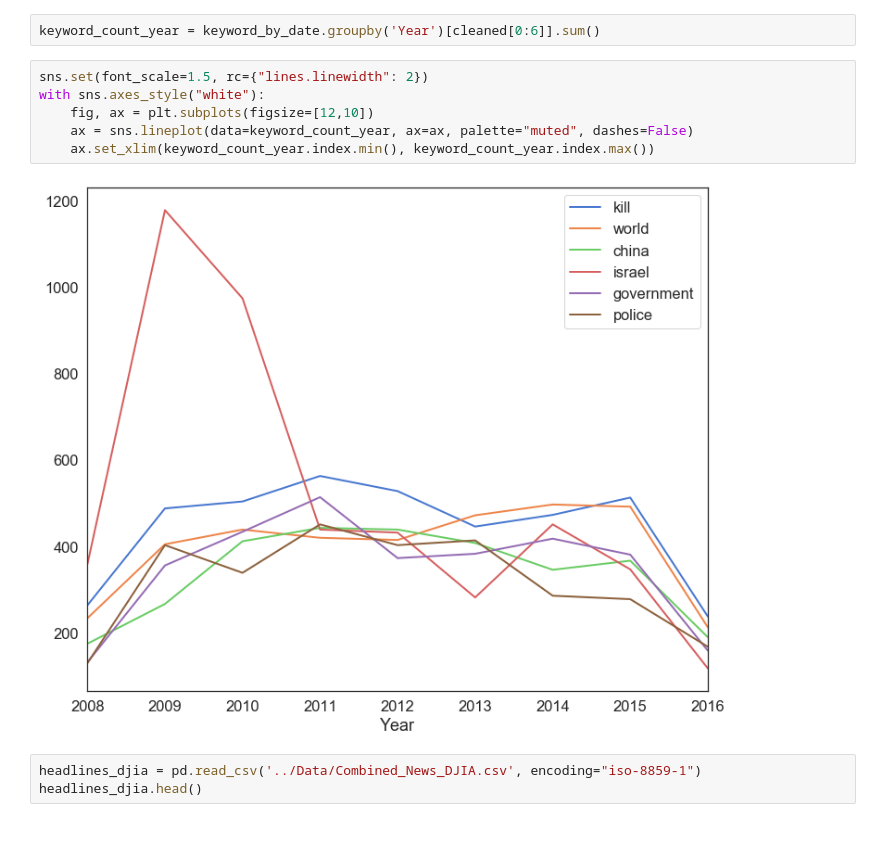
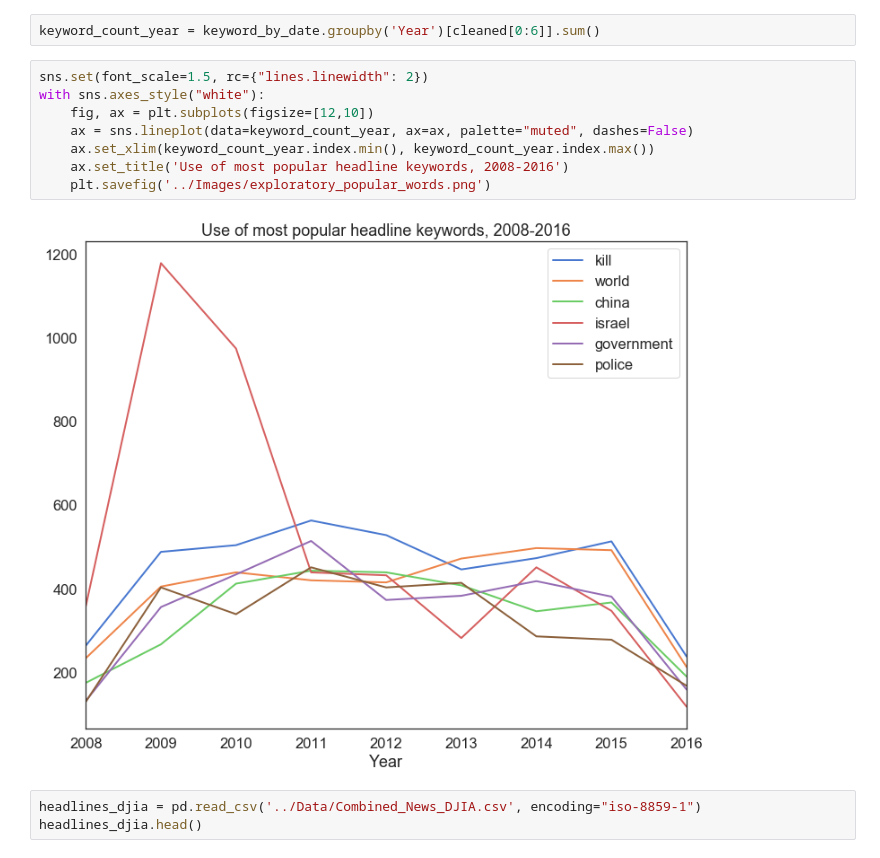
Before and after one commit to micahvandersteen/project-3-team-ifrit, a Jupyter notebook: Notebooks/Stock and news headline descriptive analysis.ipynb, the cells around one changed output. Drawn from its saved outputs; the diff is of its cells as text.

```diff
--- a/Notebooks/Stock and news headline descriptive analysis.ipynb
+++ b/Notebooks/Stock and news headline descriptive analysis.ipynb
@@ -405,11 +403,13 @@ keyword_count_year = keyword_by_date.groupby('Year')[cleaned[0:6]].sum()
 # %%
 sns.set(font_scale=1.5, rc={"lines.linewidth": 2})
 with sns.axes_style("white"):
     fig, ax = plt.subplots(figsize=[12,10])
     ax = sns.lineplot(data=keyword_count_year, ax=ax, palette="muted", dashes=False)
     ax.set_xlim(keyword_count_year.index.min(), keyword_count_year.index.max())
+    ax.set_title('Use of most popular headline keywords, 2008-2016')
+    plt.savefig('../Images/exploratory_popular_words.png')
 # %% [output]
-[figure, old version]
+[figure, new version]
 # %%
 headlines_djia = pd.read_csv('../Data/Combined_News_DJIA.csv', encoding="iso-8859-1")
 headlines_djia.head()
```
Also changed, not shown: parts of 9 cells of this notebook, 18 other files.
